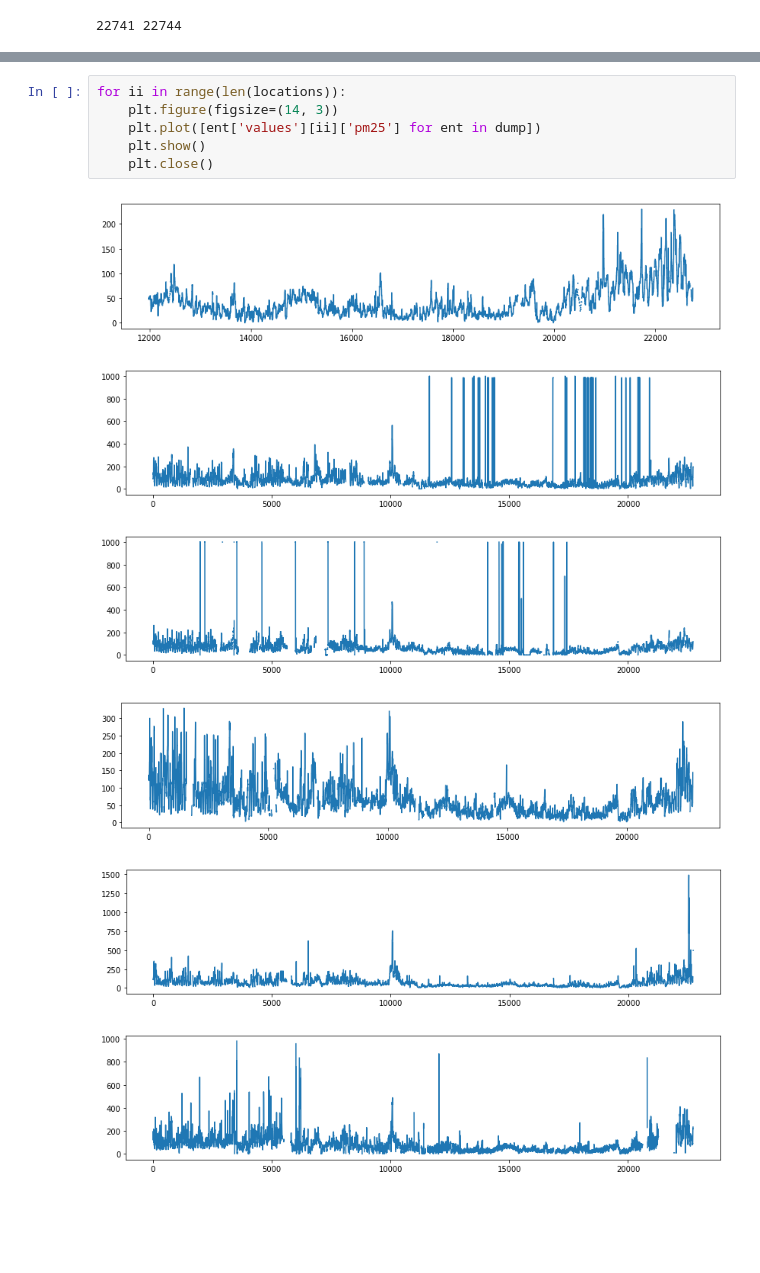
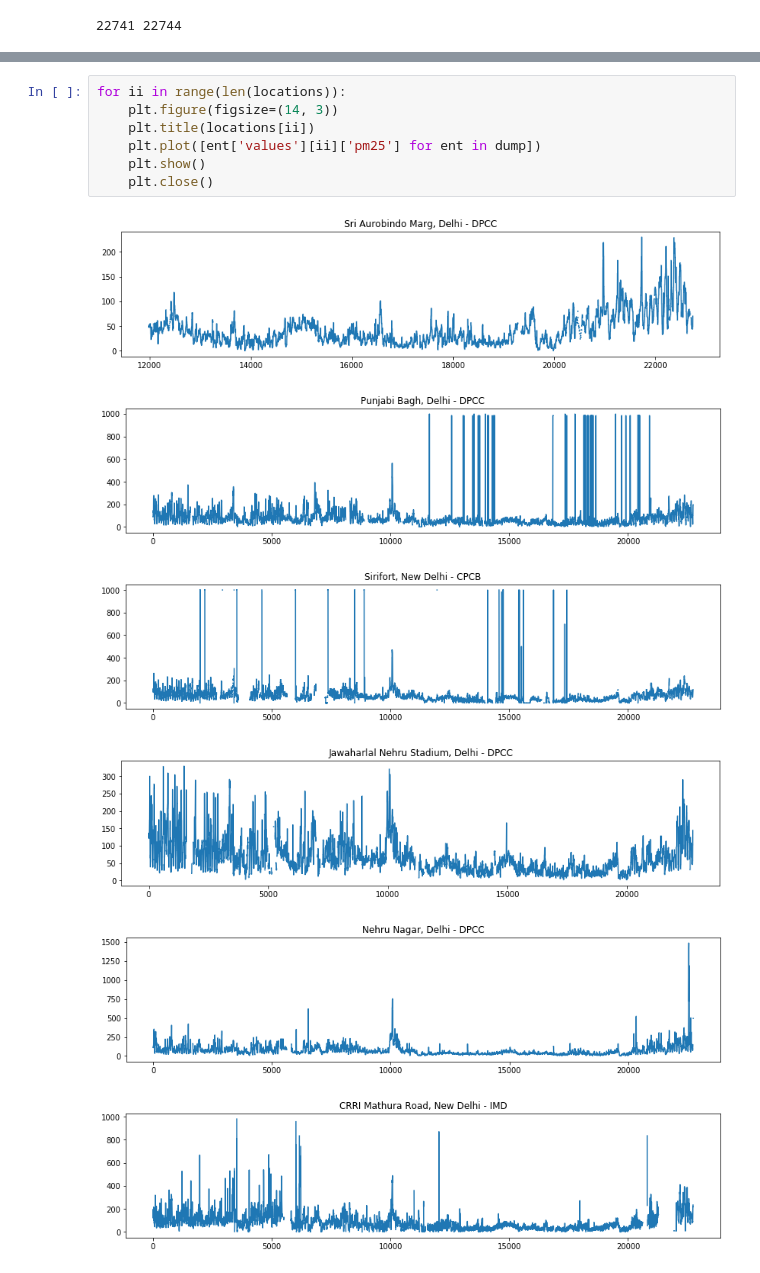
Before and after one commit to ankitbha/hidden_hotspots, a Jupyter notebook: MergeGovData.ipynb, the cells around one changed output, grey strips where cells are left out. Saved outputs shown, nothing was run; the diff lists cells and outputs as text; blank space fills up the shorter version.

```diff
--- a/MergeGovData.ipynb
+++ b/MergeGovData.ipynb
@@ -98,13 +102,14 @@ print(dump[0])
 # %%
 for ii in range(len(locations)):
     plt.figure(figsize=(14, 3))
+    plt.title(locations[ii])
     plt.plot([ent['values'][ii]['pm25'] for ent in dump])
     plt.show()
     plt.close()
 # %% [output]
-[figure, old version]
+[figure, new version]
-[figure, old version]
+[figure, new version]
-[figure, old version]
+[figure, new version]
-[figure, old version]
+[figure, new version]
-[figure, old version]
+[figure, new version]
-[figure, old version]
+[figure, new version]
```
Also changed, not shown: parts of 13 cells of this notebook, 2 other files.
